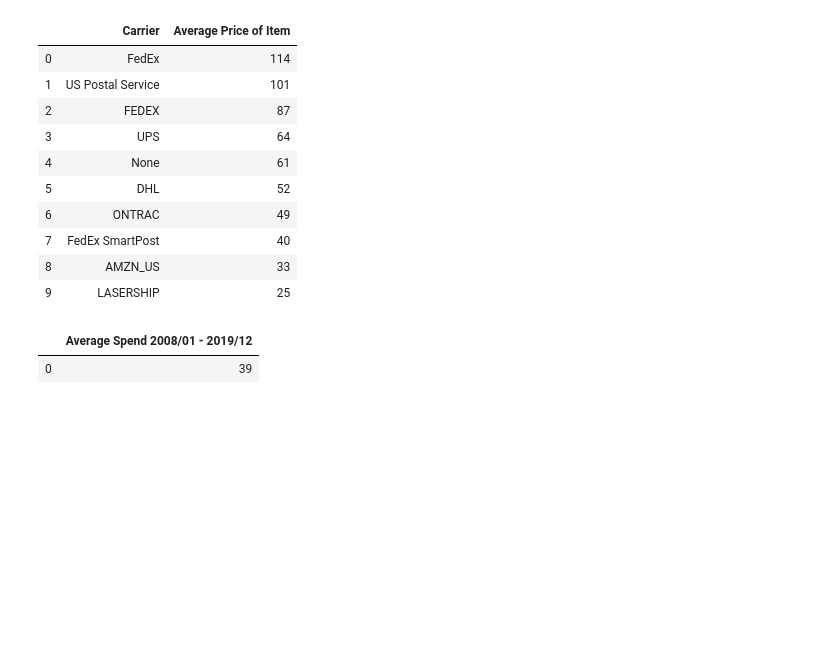
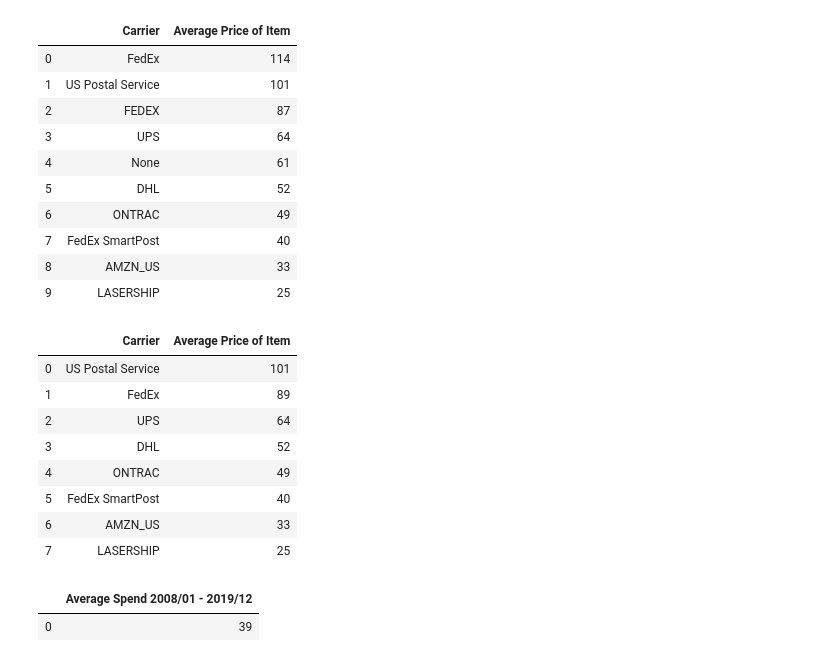
Before and after one commit to AmitSamra/DataEngineering.Labs.AirflowProject, a Jupyter notebook: amazon_visualization.ipynb, the cells around one changed output. Cells and saved outputs as stored; diff of their text form; code cells hidden in the pictures; blank space fills up the shorter version.

```diff
--- a/amazon_visualization.ipynb
+++ b/amazon_visualization.ipynb
@@ -167,23 +168,33 @@ df_con_car_avg
 # %%
 con_car_avg2 = connection.execute('''
 (SELECT 'FedEx', round(avg(item_total))
 FROM amazon.amazon_purchases
 WHERE carrier_name in ('FedEx','FEDEX')
 )
 UNION ALL
 SELECT carrier_name, round(avg(item_total))
 FROM amazon.amazon_purchases
 WHERE carrier_name not in ('FedEx','FEDEX')
 GROUP BY carrier_name
 ORDER BY round desc
 LIMIT 8
 ''')
 
 data_con_car_avg2 = [row for row in con_car_avg2]
 df_con_car_avg2 = pd.DataFrame.from_records(data_con_car_avg2)
 df_con_car_avg2.columns = ['Carrier','Average Price of Item']
 df_con_car_avg2['Average Price of Item'] = df_con_car_avg2['Average Price of Item'].astype(int)
-#df_con_car_avg2
+df_con_car_avg2
+# %% [output]
+|  | Carrier | Average Price of Item |
+| 0 | US Postal Service | 101 |
+| 1 | FedEx | 89 |
+| 2 | UPS | 64 |
+| 3 | DHL | 52 |
+| 4 | ONTRAC | 49 |
+| 5 | FedEx SmartPost | 40 |
+| 6 | AMZN_US | 33 |
+| 7 | LASERSHIP | 25 |
 # %%
 # Recall my average spend
 df_con_avg_spend
```
Also changed, not shown: parts of 3 cells of this notebook.
